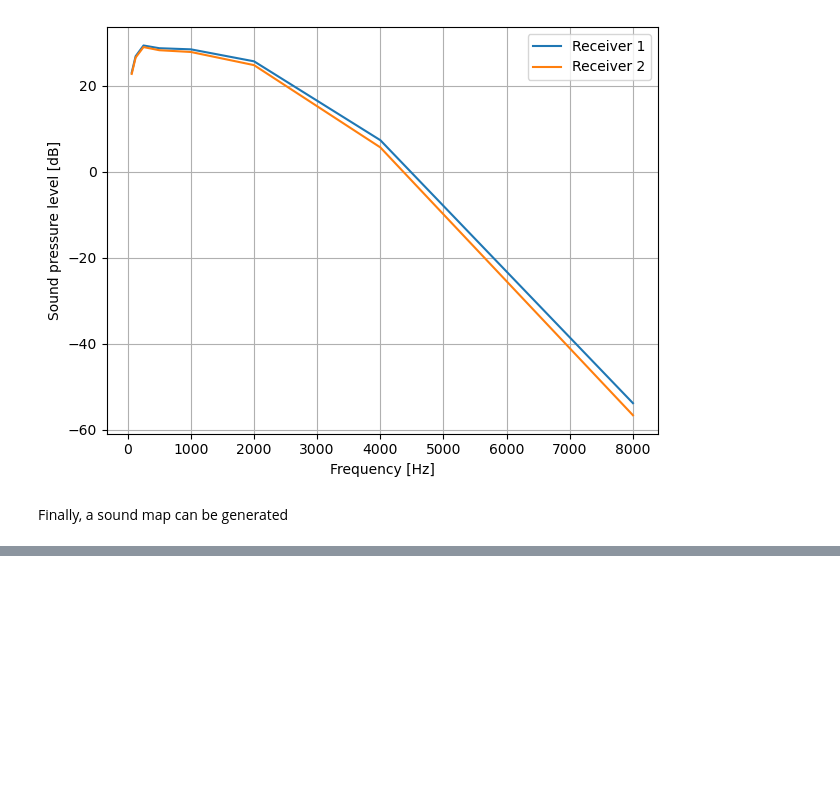
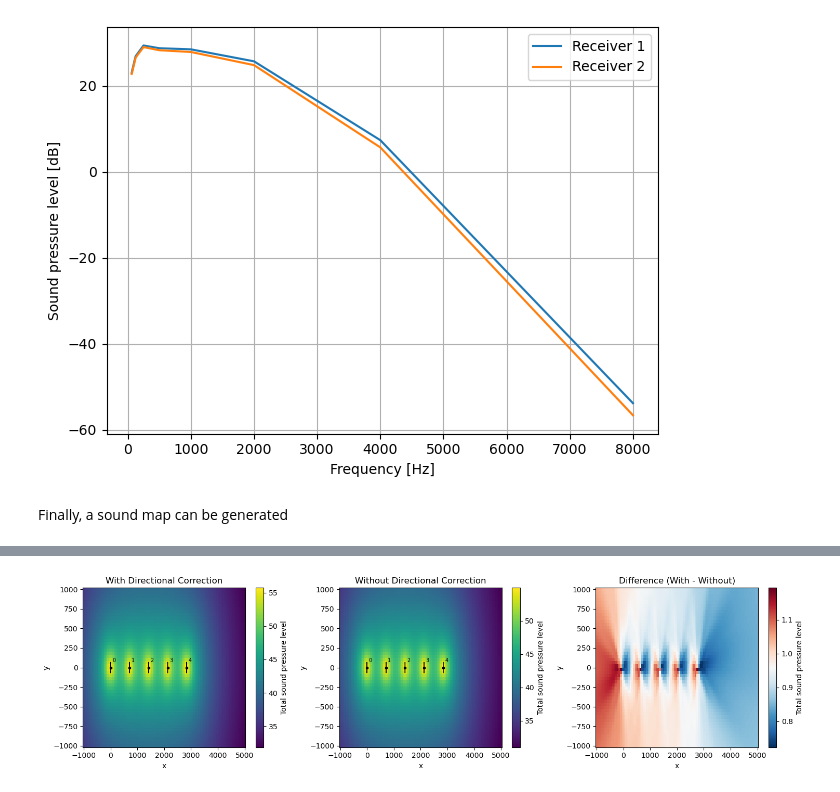
Before and after one commit to geoxiadis/smth, a Jupyter notebook: docs/notebooks/Noise.ipynb, the cells around one changed output, grey strips where cells are left out. Cells and saved outputs as stored; diff of their text form; code cells hidden in the pictures; blank space fills up the shorter version.

```diff
--- a/docs/notebooks/Noise.ipynb
+++ b/docs/notebooks/Noise.ipynb
@@ -113,0 +121,40 @@ wt.plot(x, y)
+# %%
+from py_wake.examples.data.noise_example.turbine_noise import TurbineNoise
+
+wt = TurbineNoise()
+wfm = ZongGaussian(UniformSite(), wt, turbulenceModel=CrespoHernandez())
+x, y = rectangle(5, 5, 5 * wt.diameter())
+
+sim_res = wfm(x, y, wd=wd, ws=ws, mode=5)
+
+grid = XYGrid(x=np.linspace(-1000, 5000, 100), y=np.linspace(-1000, 1000, 50), h=[2])
+
+nmap_with = sim_res.noise_map(grid=grid)
+
+# Create custom noise model class without directional correction
+class ISONoiseModelNoCorrection(ISONoiseModel):
+    def __init__(self, *args, **kwargs):
+        # Force delta_swl_correction to None
+        kwargs['delta_swl_correction'] = None
+        super().__init__(*args, **kwargs)
+
+nmap_without = sim_res.noise_map(grid=grid, noiseModel=ISONoiseModelNoCorrection)
+
+fig, axes = plt.subplots(1, 3, figsize=(15, 4))
+
+nmap_with['Total sound pressure level'].squeeze().plot(ax=axes[0], cmap='viridis')
+axes[0].set_title('With Directional Correction')
+wt.plot(x, y, wd=wd, ax=axes[0])
+
+nmap_without['Total sound pressure level'].squeeze().plot(ax=axes[1], cmap='viridis')
+axes[1].set_title('Without Directional Correction')
+wt.plot(x, y, wd=wd, ax=axes[1])
+
+diff = nmap_with['Total sound pressure level'].squeeze() - nmap_without['Total sound pressure level'].squeeze()
+diff.plot(ax=axes[2], cmap='RdBu_r')
+axes[2].set_title('Difference (With - Without)')
+
+plt.tight_layout()
+plt.show()
+# %% [output]
+[figure, added]
```
Also changed, not shown: parts of 5 cells of this notebook, 1 other file.
